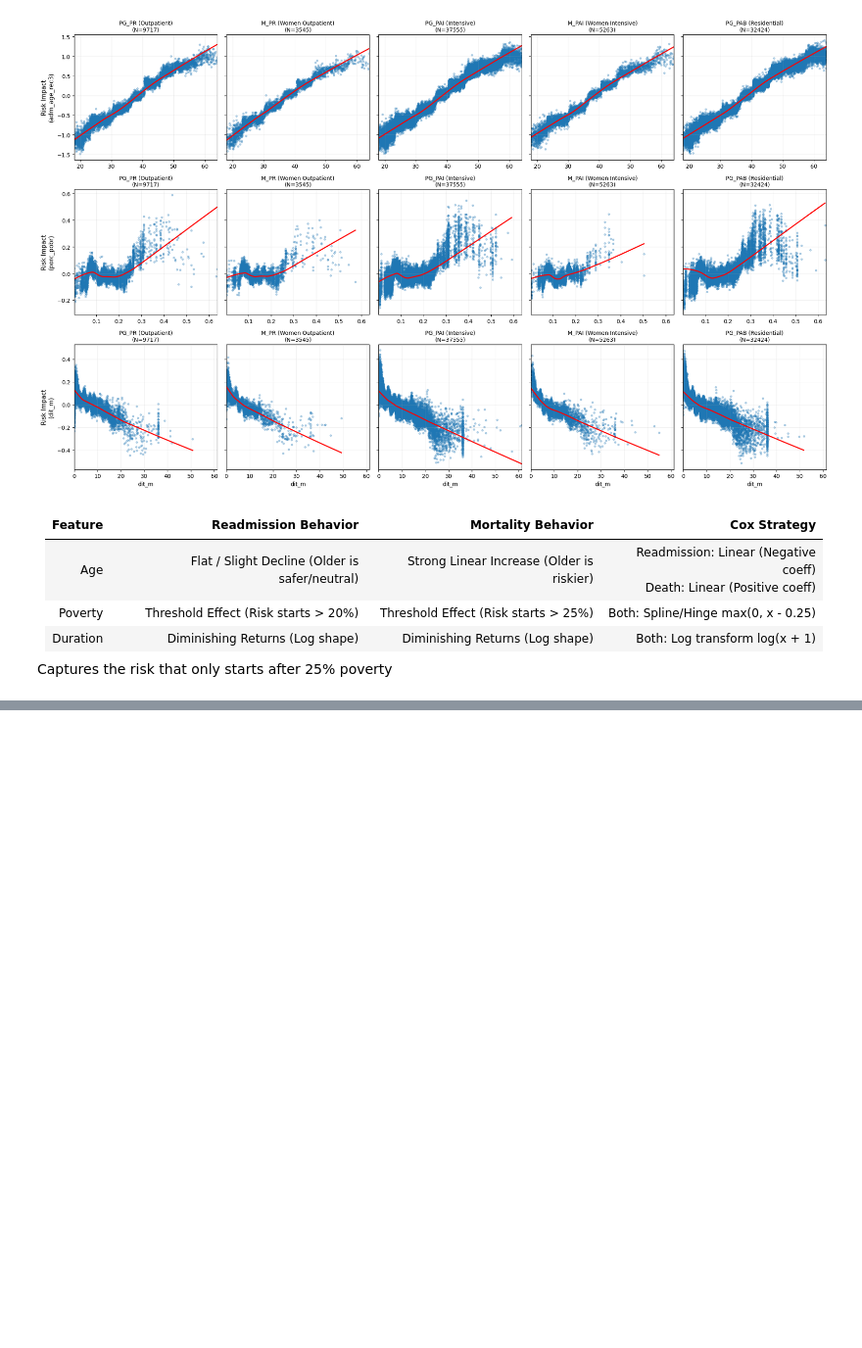
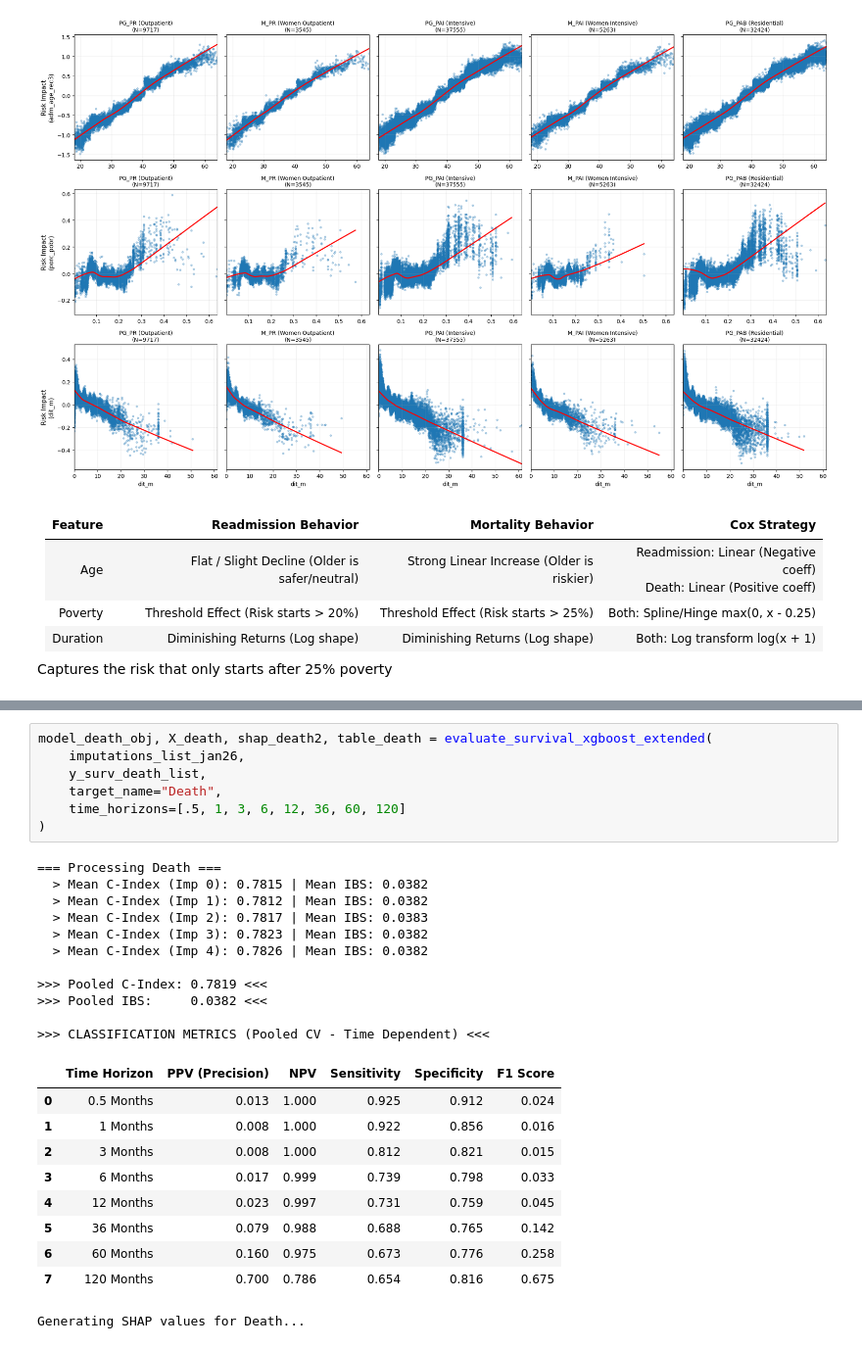
Before and after one commit to FONDECYTACC/cons2025, a Jupyter notebook: perf_by_strata_jan_ML_26.ipynb, the cells around one changed output, grey strips where cells are left out. Shown at 98% size. Cells and saved outputs as stored; diff of their text form; blank space fills up the shorter version.

```diff
--- a/perf_by_strata_jan_ML_26.ipynb
+++ b/perf_by_strata_jan_ML_26.ipynb
@@ -1110,0 +1376,29 @@ Captures the risk that only starts after 25% poverty
+# %%
+model_death_obj, X_death, shap_death2, table_death = evaluate_survival_xgboost_extended(
+    imputations_list_jan26,
+    y_surv_death_list,
+    target_name="Death",
+    time_horizons=[.5, 1, 3, 6, 12, 36, 60, 120]
+)
+# %% [output]
+=== Processing Death ===
+  > Mean C-Index (Imp 0): 0.7815 | Mean IBS: 0.0382
+  > Mean C-Index (Imp 1): 0.7812 | Mean IBS: 0.0382
+  > Mean C-Index (Imp 2): 0.7817 | Mean IBS: 0.0383
+  > Mean C-Index (Imp 3): 0.7823 | Mean IBS: 0.0382
+  > Mean C-Index (Imp 4): 0.7826 | Mean IBS: 0.0382
+
+>>> Pooled C-Index: 0.7819 <<<
+>>> Pooled IBS:     0.0382 <<<
+
+>>> CLASSIFICATION METRICS (Pooled CV - Time Dependent) <<<
+|  | Time Horizon | PPV (Precision) | NPV | Sensitivity | Specificity | F1 Score |
+| 0 | 0.5 Months | 0.013 | 1.000 | 0.925 | 0.912 | 0.024 |
+| 1 | 1 Months | 0.008 | 1.000 | 0.922 | 0.856 | 0.016 |
+| 2 | 3 Months | 0.008 | 1.000 | 0.812 | 0.821 | 0.015 |
+| 3 | 6 Months | 0.017 | 0.999 | 0.739 | 0.798 | 0.033 |
+| 4 | 12 Months | 0.023 | 0.997 | 0.731 | 0.759 | 0.045 |
+| 5 | 36 Months | 0.079 | 0.988 | 0.688 | 0.765 | 0.142 |
+| 6 | 60 Months | 0.160 | 0.975 | 0.673 | 0.776 | 0.258 |
+| 7 | 120 Months | 0.700 | 0.786 | 0.654 | 0.816 | 0.675 |
+Generating SHAP values for Death...
```
Also changed, not shown: parts of 6 cells of this notebook.
